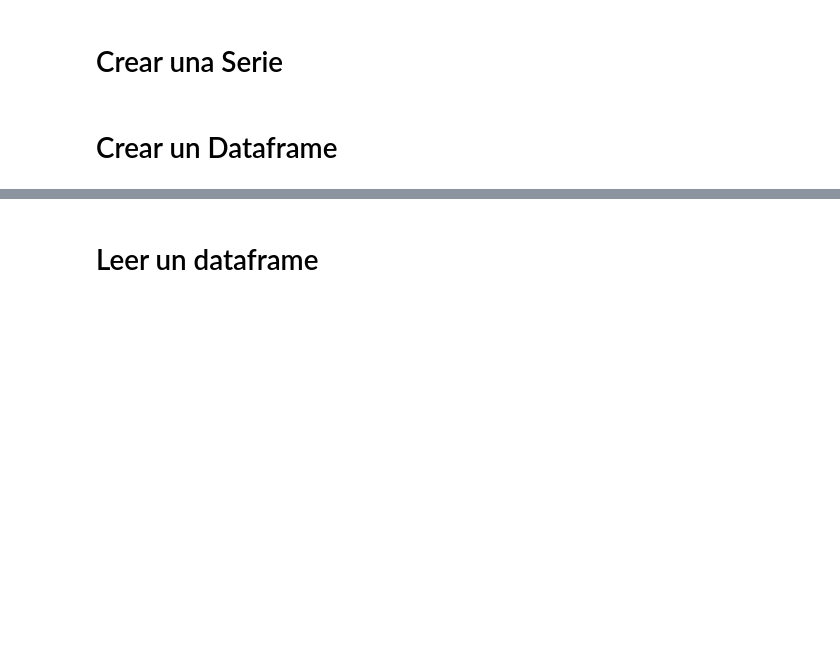
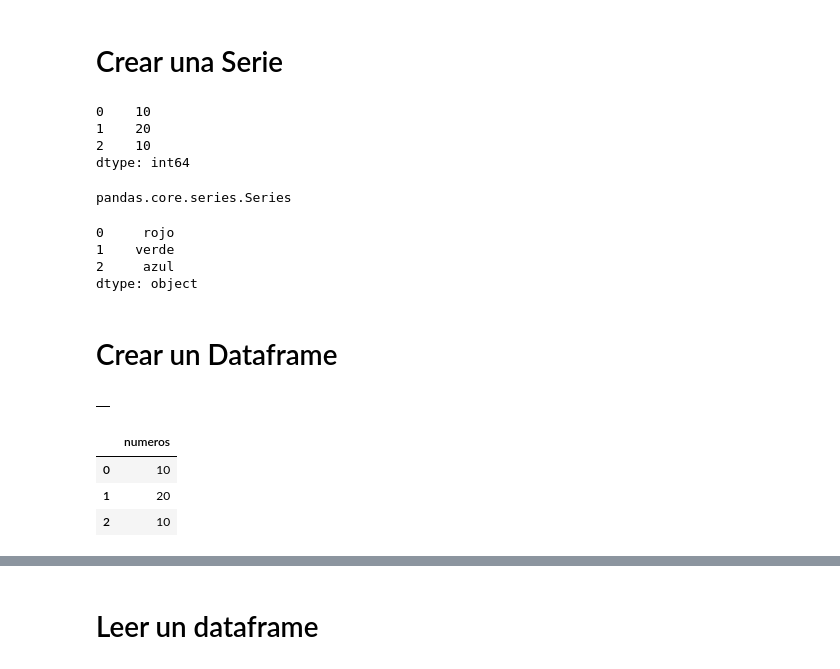
Before and after one commit to manugarri/curso_data_science, a Jupyter notebook: Secciones/Seccion3.Intro_a_Data_Science/Intro_a_Pandas_ejercicios/1.DataFrames y Series-ejercicio-Solucion.ipynb, the cells around one changed output, grey strips where cells are left out. Saved outputs shown, nothing was run; the diff lists cells and outputs as text; code cells hidden in the pictures; blank space fills up the shorter version.

```diff
--- a/Secciones/Seccion3.Intro_a_Data_Science/Intro_a_Pandas_ejercicios/1.DataFrames y Series-ejercicio-Solucion.ipynb
+++ b/Secciones/Seccion3.Intro_a_Data_Science/Intro_a_Pandas_ejercicios/1.DataFrames y Series-ejercicio-Solucion.ipynb
@@ -9,18 +9,46 @@ import pandas as pd
 # Crea una Serie de los numeros 10, 20 and 10.
 
 serie = pd.Series([10,20,10])
+# %%
+serie
+# %% [output]
+0    10
+1    20
+2    10
+dtype: int64
+# %%
+type(serie)
+# %% [output]
+pandas.core.series.Series
 # %%
 # Crea una Serie con tres objetos: 'rojo', 'verde', 'azul'
 serie2 = pd.Series(["rojo", "verde", "azul"])
+serie2
+# %% [output]
+0     rojo
+1    verde
+2     azul
+dtype: object
 # %% [markdown]
 # Crear un Dataframe
 # %%
 # Crea un dataframe vacío llamado 'df'
 df = pd.DataFrame()
+# %%
+df
+# %% [output]
+|  |
 # %%
 # Crea una nueva columna en el dataframe, y asignale la primera
 #serie que has creado
 df["numeros"] = serie
+# %%
+df
+# %% [output]
+|  | numeros |
+| 0 | 10 |
+| 1 | 20 |
+| 2 | 10 |
 # %%
 # Crea otra columna en el dataframe y asignale la segunda Serie
 #que has creado
```
Also changed, not shown: parts of 2 cells of this notebook, 25 other files.
